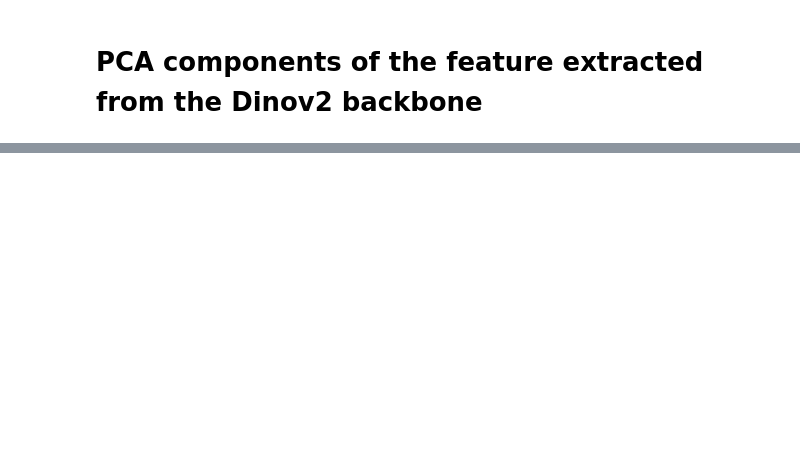
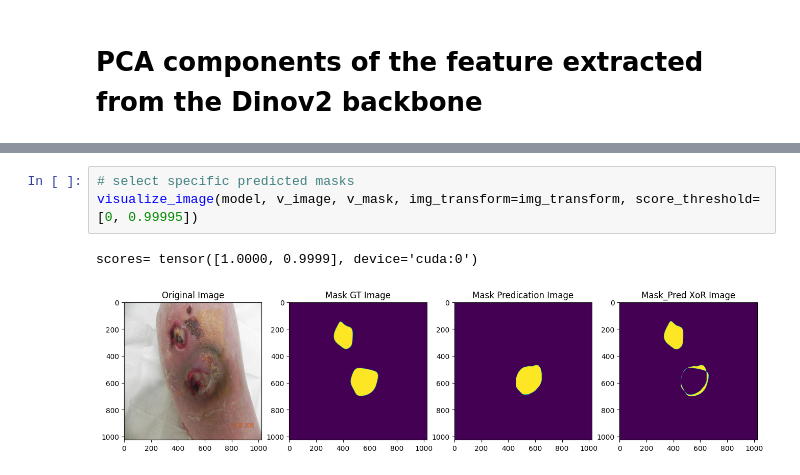
Before and after one commit to seihyoung/dfuc2024, a Jupyter notebook: visualize.ipynb, the cells around one changed output, grey strips where cells are left out. Drawn from its saved outputs; the diff is of its cells as text; blank space fills up the shorter version.

```diff
--- a/visualize.ipynb
+++ b/visualize.ipynb
@@ -86,0 +78,6 @@ n_comp= 2
+# %%
+# select specific predicted masks
+visualize_image(model, v_image, v_mask, img_transform=img_transform, score_threshold=[0, 0.99995])
+# %% [output]
+scores= tensor([1.0000, 0.9999], device='cuda:0')
+[figure, added]
```
Also changed, not shown: parts of 12 cells of this notebook.
